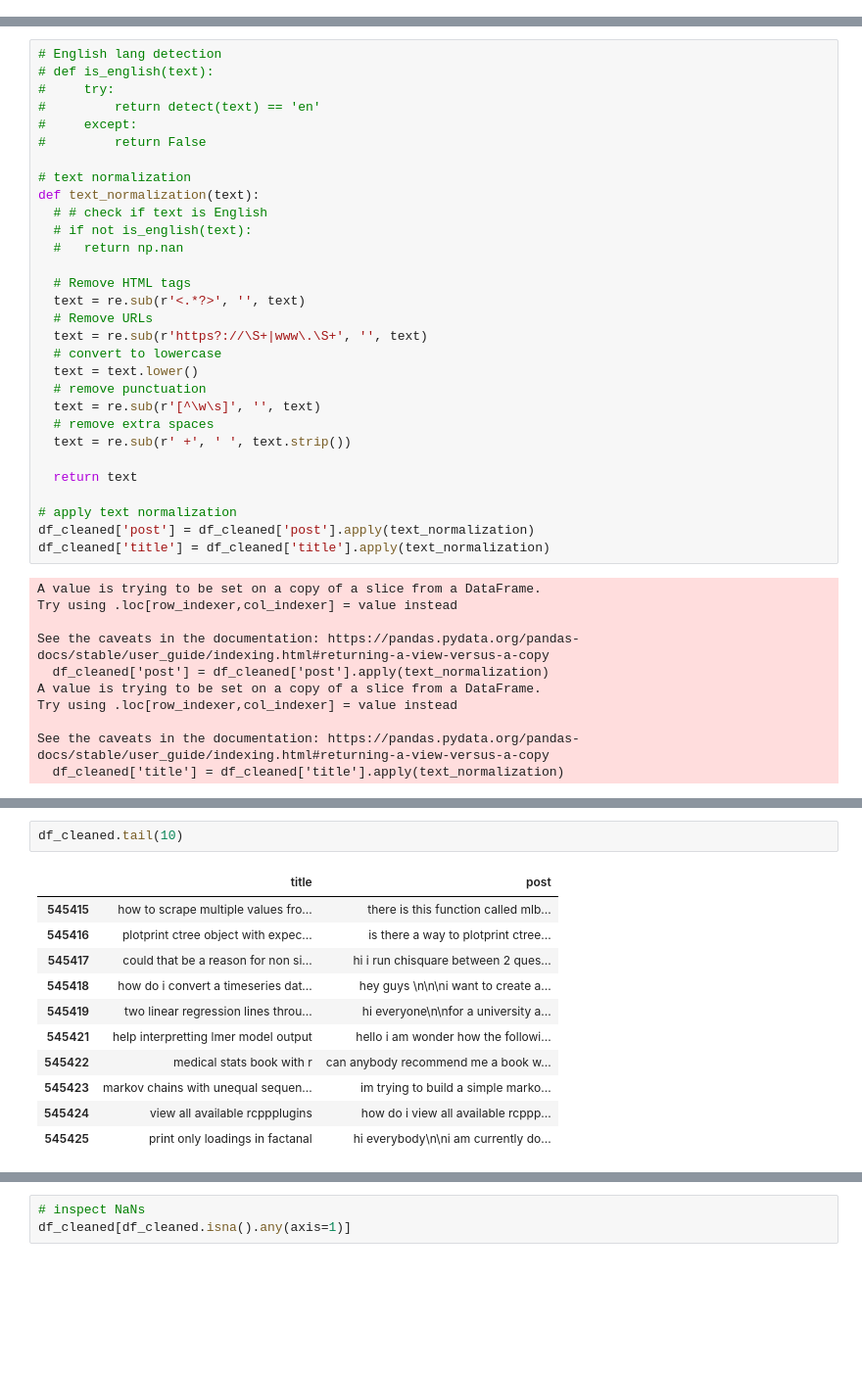
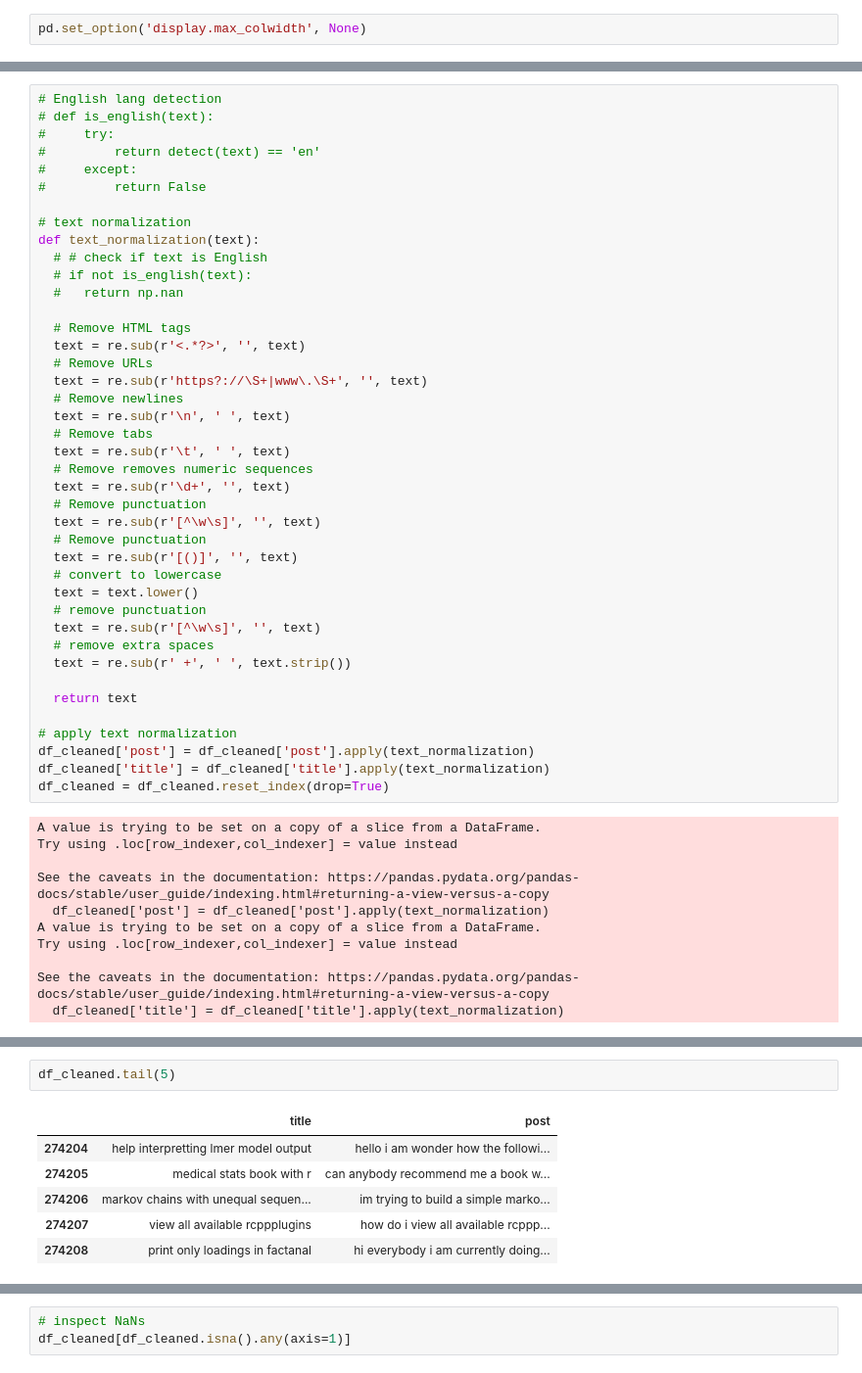
Before and after one commit to rayhung1/NLP-Headline-Generation, a Jupyter notebook: W266_Final_Project_Data_Cleanup.ipynb, the cells around one changed output, grey strips where cells are left out. Shown: that part at 98% size. Cells and saved outputs as stored; diff of their text form; blank space fills up the shorter version.

```diff
--- a/W266_Final_Project_Data_Cleanup.ipynb
+++ b/W266_Final_Project_Data_Cleanup.ipynb
@@ -10,6 +12,8 @@ import pandas as pd
 import re
 from langdetect import detect
 from google.colab import drive
+# %%
+pd.set_option('display.max_colwidth', None)
 # %%
 # mount Colab to Google Drive
 drive.mount('/content/drive')
@@ -102,6 +117,16 @@ def text_normalization(text):
   text = re.sub(r'<.*?>', '', text)
   # Remove URLs
   text = re.sub(r'https?://\S+|www\.\S+', '', text)
+  # Remove newlines
+  text = re.sub(r'\n', ' ', text)
+  # Remove tabs
+  text = re.sub(r'\t', ' ', text)
+  # Remove removes numeric sequences
+  text = re.sub(r'\d+', '', text)
+  # Remove punctuation
+  text = re.sub(r'[^\w\s]', '', text)
+  # Remove punctuation
+  text = re.sub(r'[()]', '', text)
   # convert to lowercase
   text = text.lower()
   # remove punctuation
@@ -114,6 +139,7 @@ def text_normalization(text):
 # apply text normalization
 df_cleaned['post'] = df_cleaned['post'].apply(text_normalization)
 df_cleaned['title'] = df_cleaned['title'].apply(text_normalization)
+df_cleaned = df_cleaned.reset_index(drop=True)
 # %% [output]
 A value is trying to be set on a copy of a slice from a DataFrame.
 Try using .loc[row_indexer,col_indexer] = value instead
@@ -142,17 +164,12 @@ df_cleaned.head(10)
 # %%
-df_cleaned.tail(10)
+df_cleaned.tail(5)
 # %% [output]
 |  | title | post |
-| 545415 | how to scrape multiple values fro... | there is this function called mlb... |
-| 545416 | plotprint ctree object with expec... | is there a way to plotprint ctree... |
-| 545417 | could that be a reason for non si... | hi i run chisquare between 2 ques... |
-| 545418 | how do i convert a timeseries dat... | hey guys \n\n\ni want to create a... |
-| 545419 | two linear regression lines throu... | hi everyone\n\nfor a university a... |
-| 545421 | help interpretting lmer model output | hello i am wonder how the followi... |
-| 545422 | medical stats book with r | can anybody recommend me a book w... |
-| 545423 | markov chains with unequal sequen... | im trying to build a simple marko... |
-| 545424 | view all available rcppplugins | how do i view all available rcppp... |
-| 545425 | print only loadings in factanal | hi everybody\n\ni am currently do... |
+| 274204 | help interpretting lmer model output | hello i am wonder how the followi... |
+| 274205 | medical stats book with r | can anybody recommend me a book w... |
+| 274206 | markov chains with unequal sequen... | im trying to build a simple marko... |
+| 274207 | view all available rcppplugins | how do i view all available rcppp... |
+| 274208 | print only loadings in factanal | hi everybody i am currently doing... |
 # %%
 df_cleaned.info()
 # %% [output]
```
Also changed, not shown: parts of 8 cells of this notebook.
